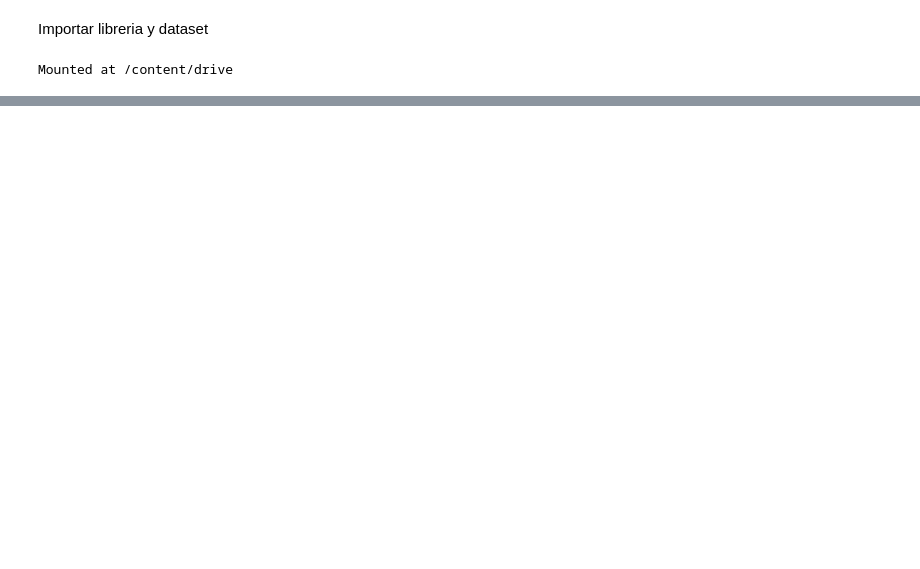
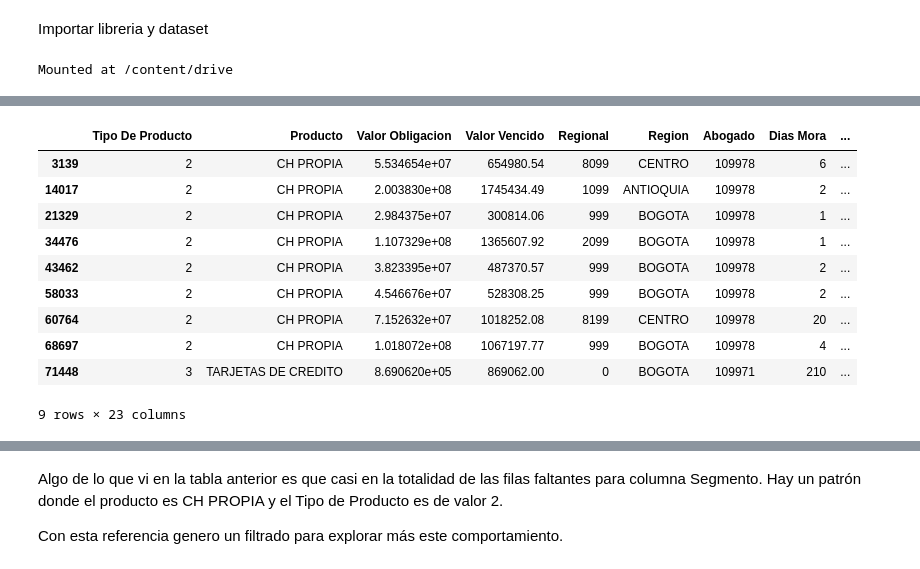
Before and after one commit to jcardonamde/reto_cobranzas_sector_financiero, a Jupyter notebook: cobranzas_sector_financiero.ipynb, the cells around one changed output, grey strips where cells are left out. Saved outputs shown, nothing was run; the diff lists cells and outputs as text; code cells hidden in the pictures; blank space fills up the shorter version.

```diff
--- a/cobranzas_sector_financiero.ipynb
+++ b/cobranzas_sector_financiero.ipynb
@@ -49,0 +455,5 @@ df.head()
+# %%
+# Realizo un filtrado por los valores faltantes de la columna Segmento para validar en el dataframe como se ven las columnas
+segmento_missing = data['Segmento'].isna()
+data.loc[segmento_missing,:]
+# %% [output]
@@ -49,0 +461,11 @@ df.head()
+|  | Tipo De Producto | Producto | Valor Obligacion | Valor Vencido | Regional | Region | Abogado | Dias Mora | ... |
+| 3139 | 2 | CH PROPIA | 5.534654e+07 | 654980.54 | 8099 | CENTRO | 109978 | 6 | ... |
+| 14017 | 2 | CH PROPIA | 2.003830e+08 | 1745434.49 | 1099 | ANTIOQUIA | 109978 | 2 | ... |
+| 21329 | 2 | CH PROPIA | 2.984375e+07 | 300814.06 | 999 | BOGOTA | 109978 | 1 | ... |
+| 34476 | 2 | CH PROPIA | 1.107329e+08 | 1365607.92 | 2099 | BOGOTA | 109978 | 1 | ... |
+| 43462 | 2 | CH PROPIA | 3.823395e+07 | 487370.57 | 999 | BOGOTA | 109978 | 2 | ... |
+| 58033 | 2 | CH PROPIA | 4.546676e+07 | 528308.25 | 999 | BOGOTA | 109978 | 2 | ... |
+| 60764 | 2 | CH PROPIA | 7.152632e+07 | 1018252.08 | 8199 | CENTRO | 109978 | 20 | ... |
+| 68697 | 2 | CH PROPIA | 1.018072e+08 | 1067197.77 | 999 | BOGOTA | 109978 | 4 | ... |
+| 71448 | 3 | TARJETAS DE CREDITO | 8.690620e+05 | 869062.00 | 0 | BOGOTA | 109971 | 210 | ... |
+9 rows × 23 columns
@@ -49,0 +473,4 @@ df.head()
+# %% [markdown]
+Algo de lo que vi en la tabla anterior es que casi en la totalidad de las filas faltantes para columna Segmento. Hay un patrón donde el producto es CH PROPIA y el Tipo de Producto es de valor 2.
+
+Con esta referencia genero un filtrado para explorar más este comportamiento.
```
Also changed, not shown: parts of 58 cells of this notebook.
